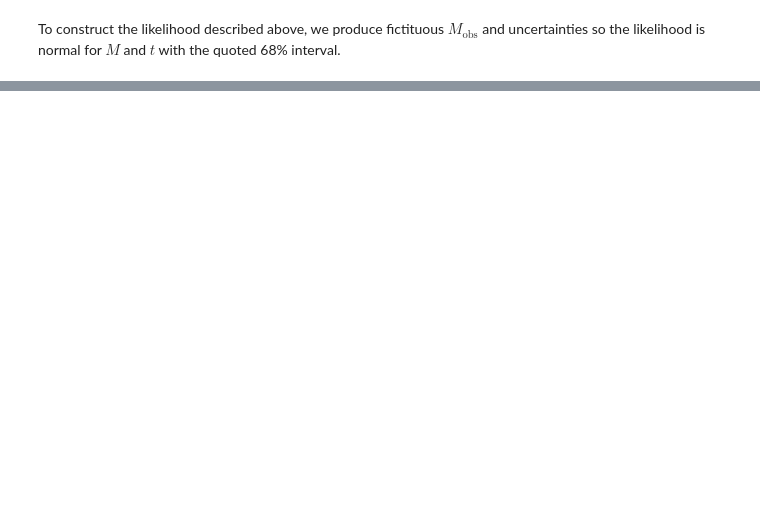
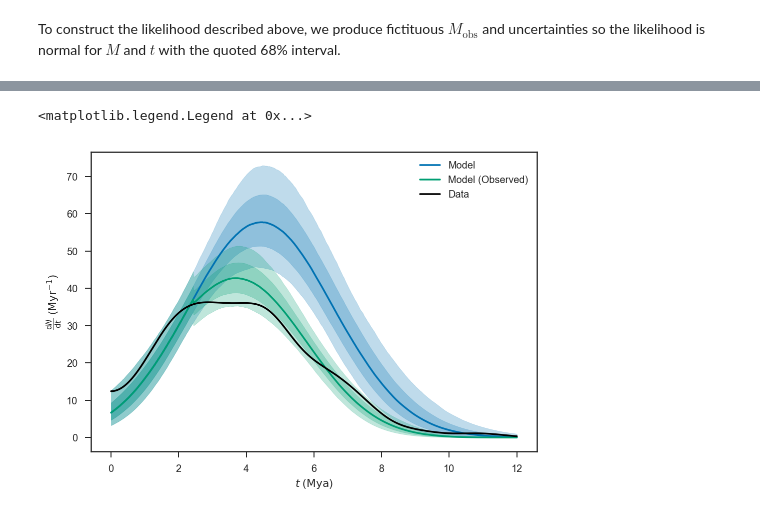
Before and after one commit to farr/30DorIMF, a Jupyter notebook: IMF.ipynb, the cells around one changed output, grey strips where cells are left out. Drawn from its saved outputs; the diff is of its cells as text; code cells hidden in the pictures; blank space fills up the shorter version.

```diff
--- a/IMF.ipynb
+++ b/IMF.ipynb
@@ -311,0 +466,10 @@ sns.distplot(chain_broad['alpha'], label='Double Uncertainty')
+# %%
+plot_dNdt(chain, tmax=12, label='Model')
+plot_dNdt(chain, tmax=12, down_select=True, label='Model (Observed)')
+ts = linspace(0, 12, 1000)
+kde = ss.gaussian_kde(stellar_parameters['age'][stellar_parameters['Mini']>=MComplete])
+plot(ts, count_nonzero(stellar_parameters['Mini']>MComplete)*(kde(ts) + kde(-ts)), color='k', label='Data')
+legend(loc='best')
+# %% [output]
+<matplotlib.legend.Legend at 0x...>
+[figure, added]
```
Also changed, not shown: parts of 42 cells of this notebook, 9 other files.
